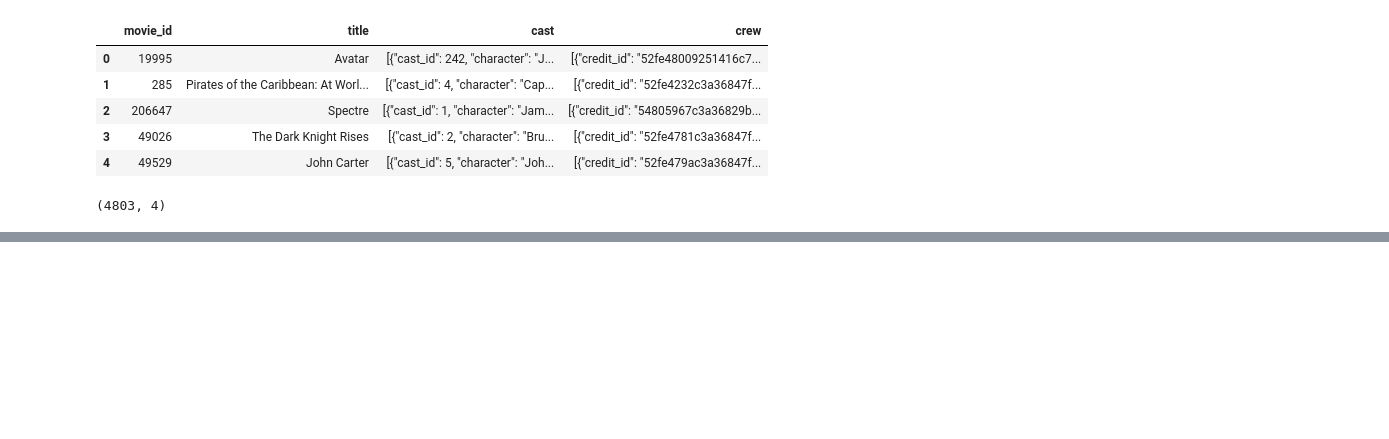
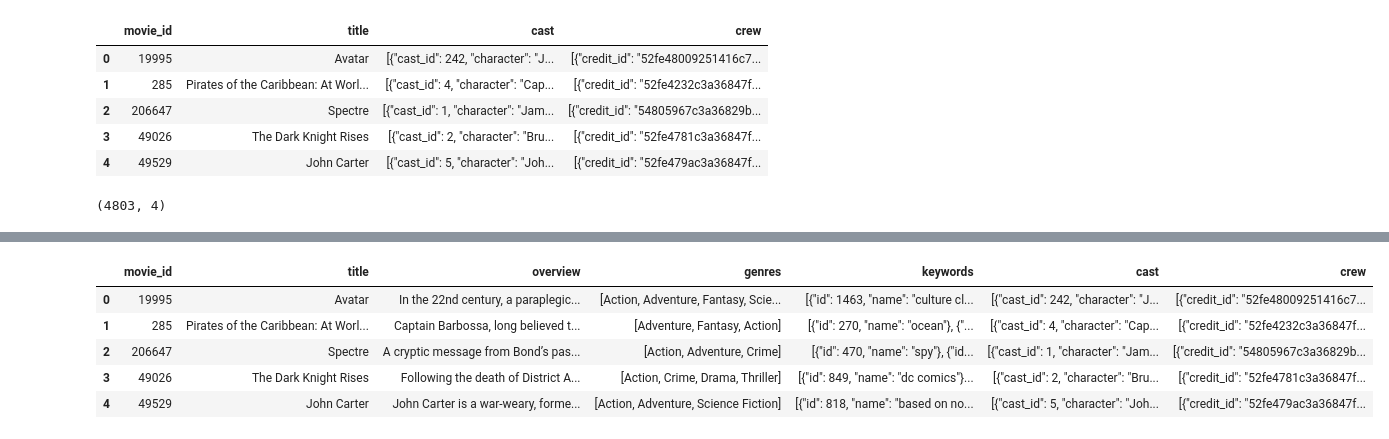
Before and after one commit to happy-kitty0821/MovieRecommendationSystem-AI, a Jupyter notebook: NoteBookFile.ipynb, the cells around one changed output, grey strips where cells are left out. Drawn from its saved outputs; the diff is of its cells as text; code cells hidden in the pictures; blank space fills up the shorter version.

```diff
--- a/NoteBookFile.ipynb
+++ b/NoteBookFile.ipynb
@@ -39,0 +120,25 @@ credits.shape
+# %%
+def convert(text):
+    #initialize an empty list to store names
+    L = []
+    #safely evaluate the string 'text' to a Python object (e.g., list of dictionaries)
+    for i in ast.literal_eval(text):
+        #append the value of the 'name' key from each dictionary to the list
+        L.append(i['name'])
+    #return the list of names
+    return L
+# %%
+movies.dropna(inplace=True)#this will drop all the rows containing nul or nah values
+# %%
+#apply the 'convert' function to the 'genres' column to transform each entry
+#from a string representation of a list of dictionaries to a list of genre names.
+movies['genres'] = movies['genres'].apply(convert)
+#display the first five rows of the modified DataFrame to verify the transformation.
+movies.head()
+# %% [output]
+|  | movie_id | title | overview | genres | keywords | cast | crew |
+| 0 | 19995 | Avatar | In the 22nd century, a paraplegic... | [Action, Adventure, Fantasy, Scie... | [{"id": 1463, "name": "culture cl... | [{"cast_id": 242, "character": "J... | [{"credit_id": "52fe48009251416c7... |
+| 1 | 285 | Pirates of the Caribbean: At Worl... | Captain Barbossa, long believed t... | [Adventure, Fantasy, Action] | [{"id": 270, "name": "ocean"}, {"... | [{"cast_id": 4, "character": "Cap... | [{"credit_id": "52fe4232c3a36847f... |
+| 2 | 206647 | Spectre | A cryptic message from Bond’s pas... | [Action, Adventure, Crime] | [{"id": 470, "name": "spy"}, {"id... | [{"cast_id": 1, "character": "Jam... | [{"credit_id": "54805967c3a36829b... |
+| 3 | 49026 | The Dark Knight Rises | Following the death of District A... | [Action, Crime, Drama, Thriller] | [{"id": 849, "name": "dc comics"}... | [{"cast_id": 2, "character": "Bru... | [{"credit_id": "52fe4781c3a36847f... |
+| 4 | 49529 | John Carter | John Carter is a war-weary, forme... | [Action, Adventure, Science Fiction] | [{"id": 818, "name": "based on no... | [{"cast_id": 5, "character": "Joh... | [{"credit_id": "52fe479ac3a36847f... |
```
Also changed, not shown: parts of 35 cells of this notebook, 2 other files.
